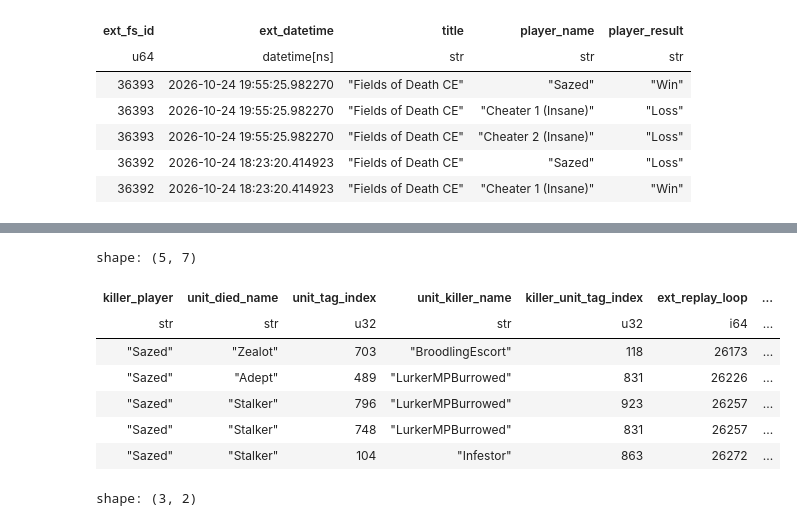
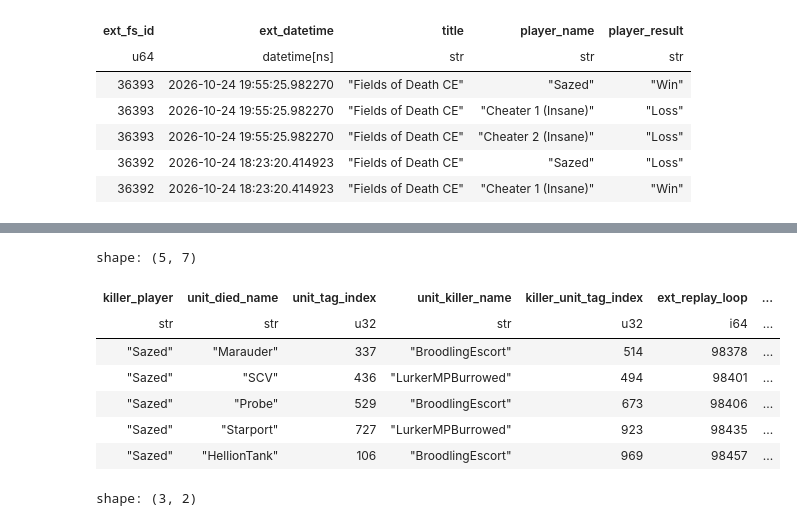
Before and after one commit to sebosp/s2-polars-data-analysis, a Jupyter notebook: jupyter_notebooks/Basic-Unit-Queries.ipynb, the cells around one changed output, grey strips where cells are left out. Cells and saved outputs as stored; diff of their text form; code cells hidden in the pictures.

```diff
--- a/jupyter_notebooks/Basic-Unit-Queries.ipynb
+++ b/jupyter_notebooks/Basic-Unit-Queries.ipynb
@@ -415,48 +415,42 @@ unit_died_latest_replay_fig.write_html("static/latest_map_unit_died.html")
 # %%
 # The rows of the replay are filtered before the join, so that only them are joined.
 unit_died_latest_map = (
     unit_died_df.filter(
         (pl.col("ext_fs_id") == latest_replay_id)
-        # Units auto attack "invisible targets" and when they hit such target
-        # It is deregistered and a UnitDiedEvent is emitted.
-        # We should rename this to "Deregister".
-        & (pl.col("unit_died_name") != "InvisibleTargetDummy")
-        # Units may "die" sometimes with no killer name, for example:
-        # - Once Larva is used.
-        # - When Broodlings, BroodlingsEscorts, Changelings expire
-        # Units emit UnitDiedEvents when they cast an ability that expires:
-        # - A Sentry casts a ForceField, this will expire and emit such event.
-        # - An Adept casts a AdeptPhaseShift
-        # - A Viper casts Parasitic Bomb
+        # A UnitDied is a kill only when its cause is "killed": a Larva that hatched, a Drone that
+        # became a building, the "invisible targets" the Lurkers attack, a ForceField, an
+        # AdeptPhaseShift or a MULE whose time ran out die too, some of them with a killer (their
+        # creator or themselves).
+        & (pl.col("cause") == "killed")
         & (pl.col("unit_killer_name") != "")
     )
     .join(
         players_df.select("ext_fs_id", pl.col("player_id").alias("killer_player_id"), "player"),
         on=["ext_fs_id", "killer_player_id"],
         how="left",
     )
     .select(
         [
             pl.col("player").alias("killer_player"),
             pl.col("unit_died_name"),
             pl.col("unit_tag_index"),
             pl.col("unit_killer_name"),
             pl.col("killer_unit_tag_index"),
             pl.col("ext_replay_loop"),
             s2.game_seconds(),
         ]
     )
 )
 unit_died_latest_map.collect().head()
 # %% [output]
 shape: (5, 7)
 | killer_player | unit_died_name | unit_tag_index | unit_killer_name | killer_unit_tag_index | ext_replay_loop | ... |
 | str | str | u32 | str | u32 | i64 | ... |
-| "Sazed" | "Zealot" | 703 | "BroodlingEscort" | 118 | 26173 | ... |
-| "Sazed" | "Adept" | 489 | "LurkerMPBurrowed" | 831 | 26226 | ... |
-| "Sazed" | "Stalker" | 796 | "LurkerMPBurrowed" | 923 | 26257 | ... |
-| "Sazed" | "Stalker" | 748 | "LurkerMPBurrowed" | 831 | 26257 | ... |
-| "Sazed" | "Stalker" | 104 | "Infestor" | 863 | 26272 | ... |
+| "Sazed" | "Marauder" | 337 | "BroodlingEscort" | 514 | 98378 | ... |
+| "Sazed" | "SCV" | 436 | "LurkerMPBurrowed" | 494 | 98401 | ... |
+| "Sazed" | "Probe" | 529 | "BroodlingEscort" | 673 | 98406 | ... |
+| "Sazed" | "Starport" | 727 | "LurkerMPBurrowed" | 923 | 98435 | ... |
+| "Sazed" | "HellionTank" | 106 | "BroodlingEscort" | 969 | 98457 | ... |
 # %%
 # The three frequencies share the scan and the filters of unit_died_latest_map, collect_all runs
 # them as one plan.
```
Also changed, not shown: parts of 2 cells of this notebook, 24 other files.
